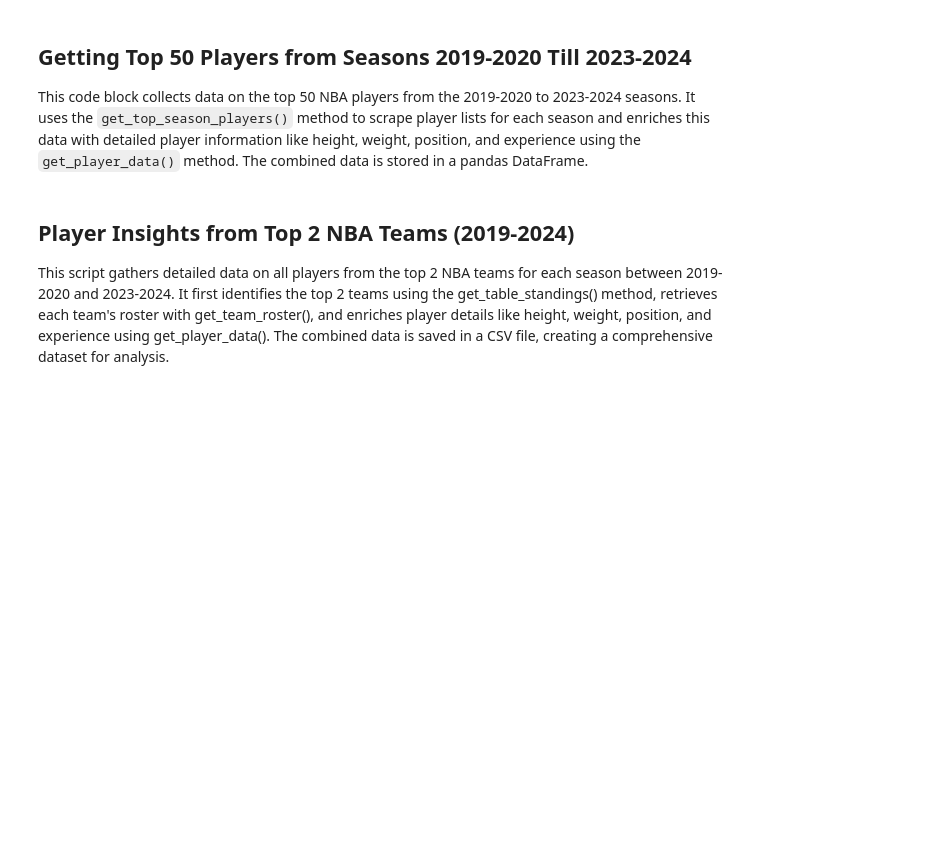
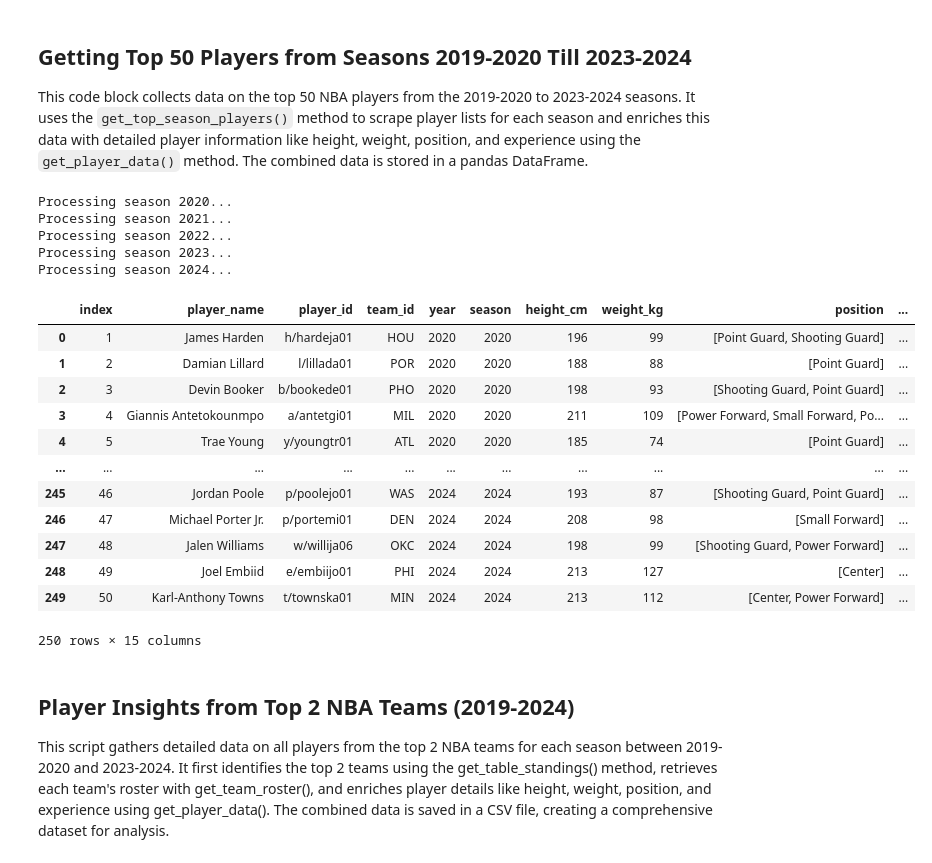
Before and after one commit to L0L1P0P1/qbc8-basketball-reference, a Jupyter notebook: src/crawler.ipynb, the cells around one changed output. Drawn from its saved outputs; the diff is of its cells as text; code cells hidden in the pictures; blank space fills up the shorter version.

```diff
--- a/src/crawler.ipynb
+++ b/src/crawler.ipynb
@@ -30,6 +30,10 @@ class Crawler:
         for i in range(retries):
             try:
                 page = requests.get(url)
+                if page.status_code == 429:
+                    print("rate limited!, waiting 60 seconds")
+                    time.sleep(60)
+                    continue
             except:
                 if i==retries-1:
                     print(f"Failed to Retrieve from {url} After {retries} retries. Passing null")
@@ -38,9 +42,8 @@ class Crawler:
                 time.sleep(wait)
                 continue
             break
-        if page.status_code == 429:
-            print("rate limited!")
-            return
+
+        time.sleep(2)        # adding sleep to prevent getting rate limted
         return BeautifulSoup(page.content, "html.parser")
 
     # Gets all The MVP's and return them with some data attached in a pd.DataFrame
@@ -161,18 +164,38 @@ This code block collects data on the top 50 NBA players from the 2019-2020 to 20
 # %%
 seasons = list(range(2020, 2025))  # 2019-2020 is year 2020 for basketball-reference
 
 # Initialize an empty DataFrame to store all player data
 top50players_data = pd.DataFrame()
 
 # Iterate over each season
 for season in seasons:
     print(f"Processing season {season}...")
     top_players = crawler.get_top_season_players(year=season, n=50)
     top_players["season"] = season
     enriched_players = top_players.apply(crawler.get_player_data, axis=1)
-    top50players_data = pd.concat([all_players_data, enriched_players.reset_index()], ignore_index=True)
+    top50players_data = pd.concat([top50players_data, enriched_players.reset_index()], ignore_index=True)
 
+top50players_data = top50players_data.rename(columns={"index":"rank"})
 top50players_data
+# %% [output]
+Processing season 2020...
+Processing season 2021...
+Processing season 2022...
+Processing season 2023...
+Processing season 2024...
+|  | index | player_name | player_id | team_id | year | season | height_cm | weight_kg | position | ... |
+| 0 | 1 | James Harden | h/hardeja01 | HOU | 2020 | 2020 | 196 | 99 | [Point Guard, Shooting Guard] | ... |
+| 1 | 2 | Damian Lillard | l/lillada01 | POR | 2020 | 2020 | 188 | 88 | [Point Guard] | ... |
+| 2 | 3 | Devin Booker | b/bookede01 | PHO | 2020 | 2020 | 198 | 93 | [Shooting Guard, Point Guard] | ... |
+| 3 | 4 | Giannis Antetokounmpo | a/antetgi01 | MIL | 2020 | 2020 | 211 | 109 | [Power Forward, Small Forward, Po... | ... |
+| 4 | 5 | Trae Young | y/youngtr01 | ATL | 2020 | 2020 | 185 | 74 | [Point Guard] | ... |
+| ... | ... | ... | ... | ... | ... | ... | ... | ... | ... | ... |
+| 245 | 46 | Jordan Poole | p/poolejo01 | WAS | 2024 | 2024 | 193 | 87 | [Shooting Guard, Point Guard] | ... |
+| 246 | 47 | Michael Porter Jr. | p/portemi01 | DEN | 2024 | 2024 | 208 | 98 | [Small Forward] | ... |
+| 247 | 48 | Jalen Williams | w/willija06 | OKC | 2024 | 2024 | 198 | 99 | [Shooting Guard, Power Forward] | ... |
+| 248 | 49 | Joel Embiid | e/embiijo01 | PHI | 2024 | 2024 | 213 | 127 | [Center] | ... |
+| 249 | 50 | Karl-Anthony Towns | t/townska01 | MIN | 2024 | 2024 | 213 | 112 | [Center, Power Forward] | ... |
+250 rows × 15 columns
 # %% [markdown]
 ## Player Insights from Top 2 NBA Teams (2019-2024)
 This script gathers detailed data on all players from the top 2 NBA teams for each season between 2019-2020 and 2023-2024. It first identifies the top 2 teams using the get_table_standings() method, retrieves each team's roster with get_team_roster(), and enriches player details like height, weight, position, and experience using get_player_data(). The combined data is saved in a CSV file, creating a comprehensive dataset for analysis.
```
Also changed, not shown: parts of 6 cells of this notebook, 5 other files.
